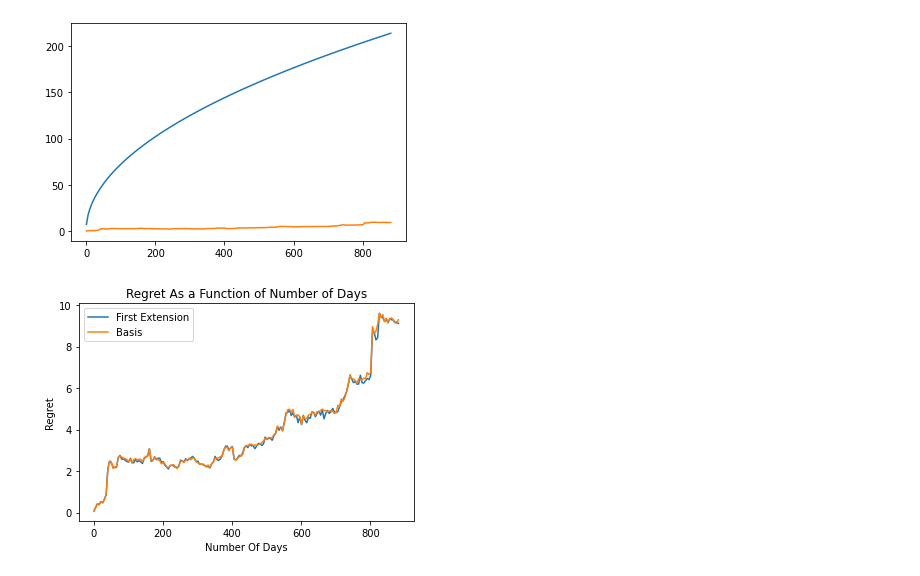
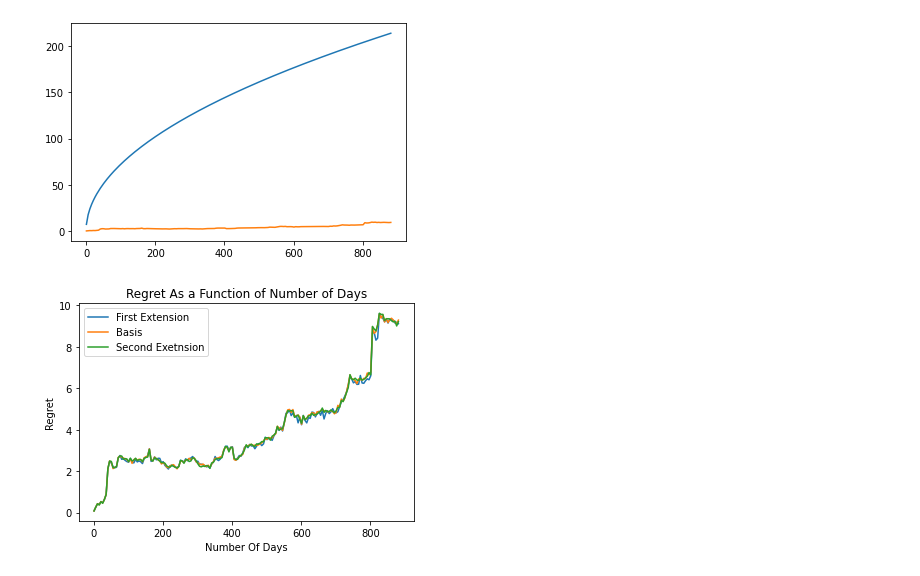
Before and after one commit to elaysason/Crypto-Exp3, a Jupyter notebook: lemida.ipynb, the cells around one changed output. Saved outputs shown, nothing was run; the diff lists cells and outputs as text; code cells hidden in the pictures.

```diff
--- a/lemida.ipynb
+++ b/lemida.ipynb
@@ -101,6 +101,38 @@ def exp3_extension1(date, days):
         scores[chosen_coin] += (cur_reward) / cur_distribution[chosen_coin]
         reward_sum += cur_reward * cur_distribution[chosen_coin]
     return reward_sum
+# %%
+def exp3_extension2(date, days, conf_param):
+    epsilon = [1 / K]
+    reward_sum = defaultdict(int)
+    start_date = datetime.datetime.strptime(date, "%Y-%m-%d")
+    epsilon[0] = 1 / K
+    rho = dict()
+    rewards = []
+    to_remove = set()  #every coin that once was removed
+    A = coins_list
+    B = 4*(math.exp(1)-2)*(2*math.log(K)+math.log(2/conf_param))
+    V = defaultdict(lambda: 1/K)  #1/K
+    for t in range(1, days):
+        epsilon.append(min([epsilon[0], math.sqrt(np.log(K) / (K * t))]))
+        for coin in A:
+            rho[coin] = (1-len(A)*epsilon[t])
+            rho[coin] *= math.exp(epsilon[t-1]*reward_sum[coin]) / sum(math.exp(epsilon[t-1]*reward_sum[c]) for c in A)
+            rho[coin] += epsilon[t]
+            V[coin] += 1/rho[coin]
+        coins_values = [(coin, rho[coin]) for coin in A]
+        chosen_coin = choose_coin(coins_values)
+        reward = payoff(chosen_coin, start_date, t) * rho[chosen_coin]
+        reward_sum[chosen_coin] += reward / rho[chosen_coin]
+        rewards.append(reward)
+        best_coin = max(reward_sum, key=reward_sum.get)
+        for c in A:
+            if reward_sum[best_coin] - reward_sum[c] > math.sqrt(B*(V[best_coin] + V[c])):
+                to_remove.add(c)
+                reward_sum.pop(c)
+                rho.pop(c)
+        A = list(set(A) - set(to_remove))  #making sure that none of the coins that were removed remain in A
+    return sum(rewards)
 # %%
 def payoff_to_day(coin,start_date,day):
     return sum([payoff(coin,start_date,i) for i in range(day)])
@@ -131,6 +163,8 @@ for i,line in enumerate(result):
         best_rewards = [float(x) for x in array]
 regrets_extended = [best_rewards[i] - rewards_extended[i] for i in range(len(days))]
 regrets_basis = [best_rewards[i] - rewards_basis[i] for i in range(len(days))]
+# %%
+rewards_extended2 = [exp3_extension2('2019-02-1', i,0.3) for i in days]
 # %%
 plt.plot(days,[np.sqrt(np.log(K) * (day* K)) for day in days],label='Bound')
 plt.plot(days, regrets_extended, label='Basis')
@@ -140,10 +174,11 @@ plt.plot(days, regrets_extended, label='Basis')
 # %%
 plt.title('Regret As a Function of Number of Days')
 plt.plot(days, regrets_basis, label='First Extension')
 plt.plot(days, regrets_extended, label='Basis')
+plt.plot(days, [best_rewards[i] - rewards_extended2[i] for i in range(len(days))],label ='Second Exetnsion')
 plt.xlabel('Number Of Days')
 plt.legend()
 plt.ylabel('Regret')
 plt.show()
 # %% [output]
-[figure, old version]
+[figure, new version]
```
